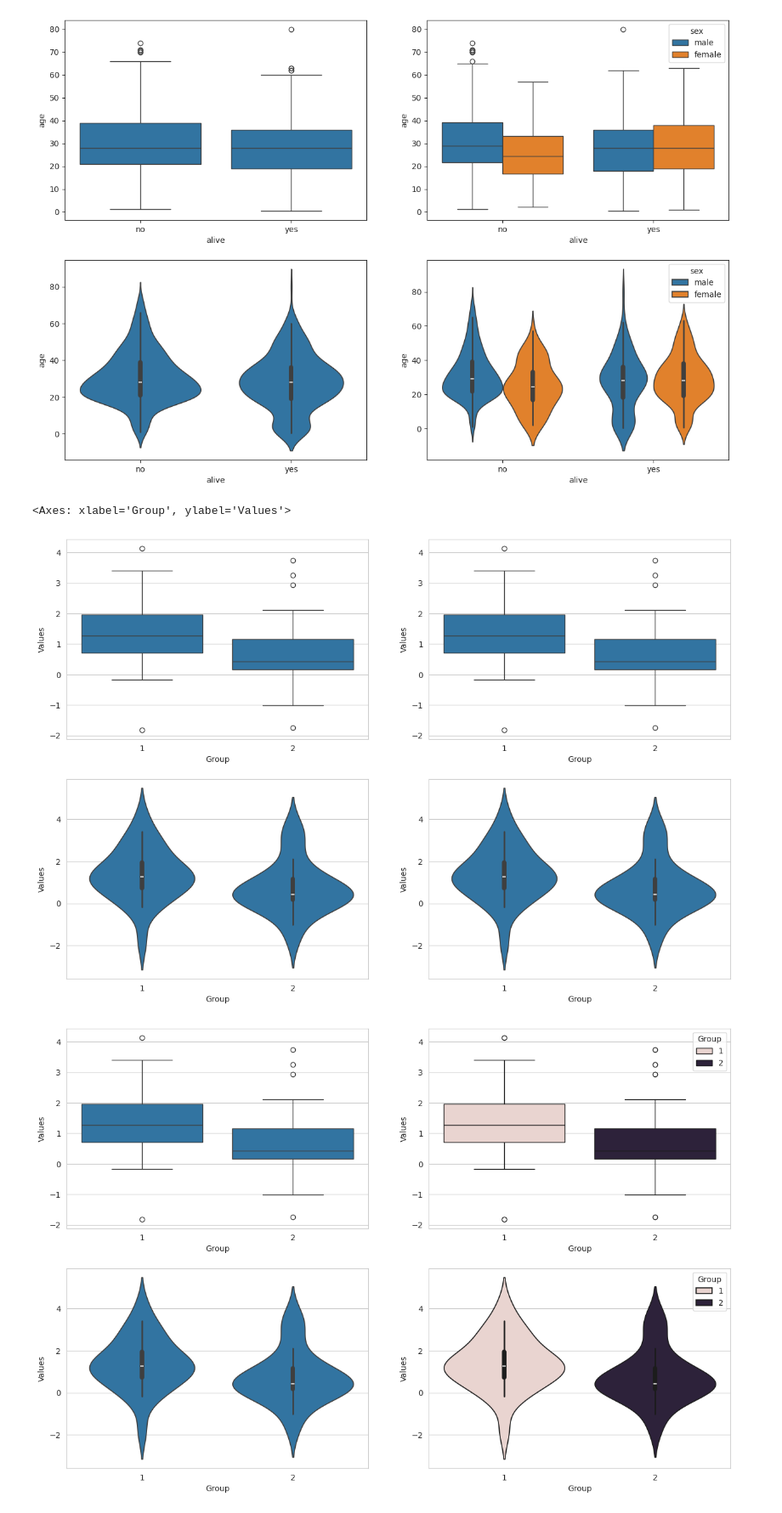
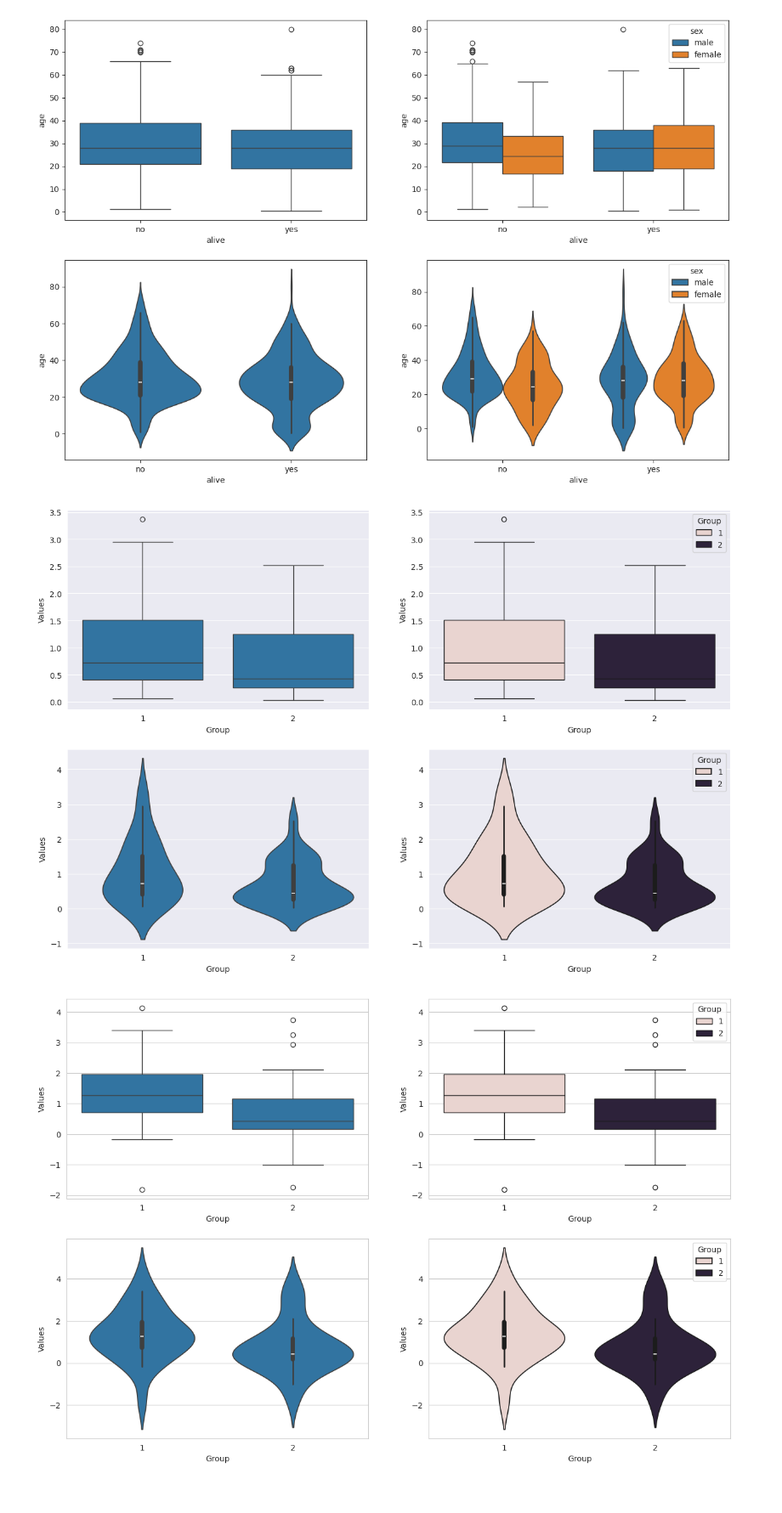
Before and after one commit to SEOWOOJI/Pandas_Stats_Data_Analysis_2025, a Jupyter notebook: 8_basicstats_graphs.ipynb, the cells around one changed output. Shown at 85% size. Cells and saved outputs as stored; diff of their text form; code cells hidden in the pictures.

```diff
--- a/8_basicstats_graphs.ipynb
+++ b/8_basicstats_graphs.ipynb
@@ -230,26 +392,29 @@ plt.show()
 # %%
 import pandas as pd
 import numpy as np
 import matplotlib.pyplot as plt
 import seaborn as sns
 
-df = pd.read_csv('/content/Pandas_Stats_Data_Analysis_2025/TwoGroupData_Base4Ttest_Independent.csv')
-df = df.apply(pd.to_numeric, errors='coerce')
+data = '/content/Pandas_Stats_Data_Analysis_2025/TwoGroupData_Base4MannWhitneyUtest_Independent.csv'
+df = pd.read_csv(data)
+df = df.apply(pd.to_numeric, errors = 'coerce')
 
-sns.set_style('whitegrid')
-fig = plt.figure(figsize=(15,10))
+sns.set_style('darkgrid')
+
+fig = plt.figure(figsize=(15, 10))
 ax1 = fig.add_subplot(2,2,1)
 ax2 = fig.add_subplot(2,2,2)
 ax3 = fig.add_subplot(2,2,3)
 ax4 = fig.add_subplot(2,2,4)
 
 sns.boxplot(x = 'Group', y = 'Values', data = df, ax = ax1)
-sns.boxplot(x = 'Group', y = 'Values', data = df, ax = ax2)
+sns.boxplot(x = 'Group', y = 'Values', hue = 'Group', data = df, ax = ax2)
 sns.violinplot(x = 'Group', y = 'Values', data = df, ax = ax3)
-sns.violinplot(x = 'Group', y = 'Values', data = df, ax = ax4)
+sns.violinplot(x = 'Group', y = 'Values', hue = 'Group', data = df, ax = ax4)
+
+plt.show()
 # %% [output]
-<Axes: xlabel='Group', ylabel='Values'>
-[figure, old version]
+[figure, new version]
 # %%
 #@markdown 🐹🌱🌱 **Students' Activity with sample data for Independent T-test 1️⃣**
 
```
Also changed, not shown: parts of 22 cells of this notebook.
